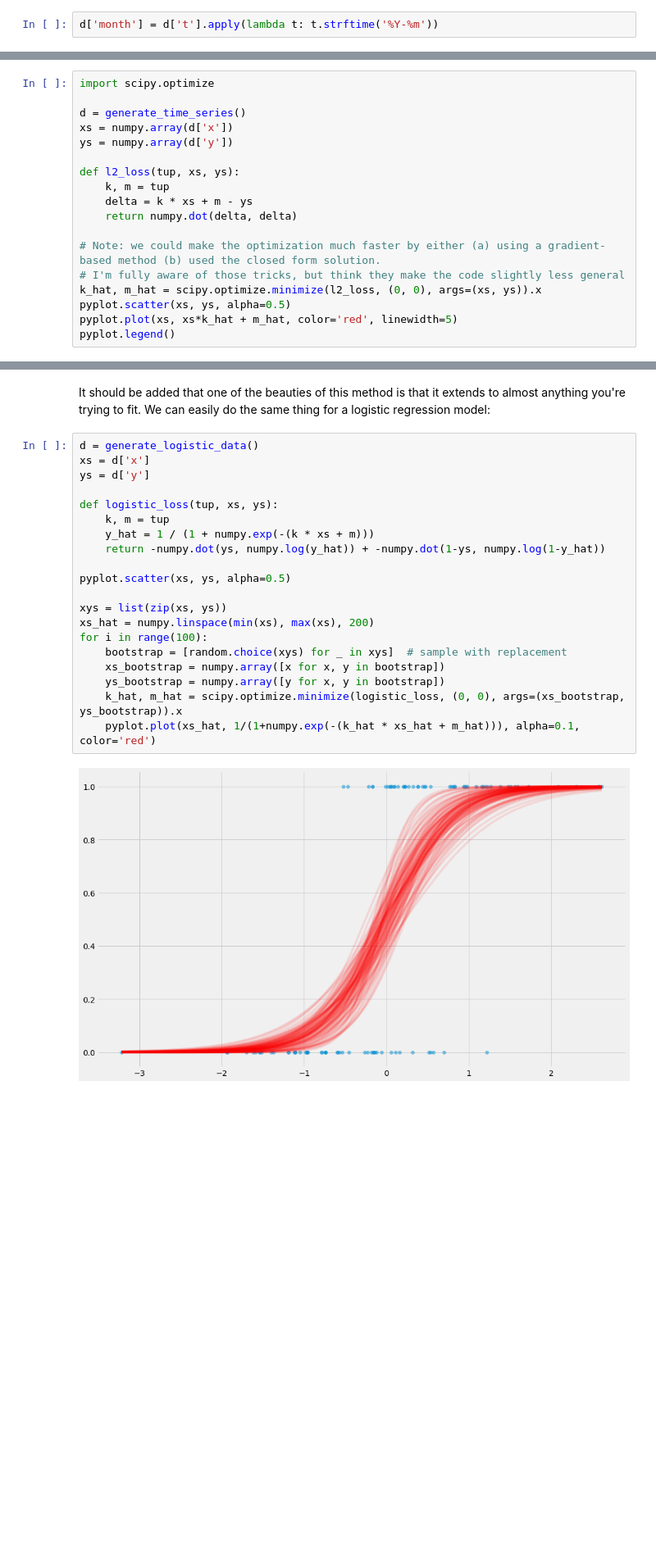
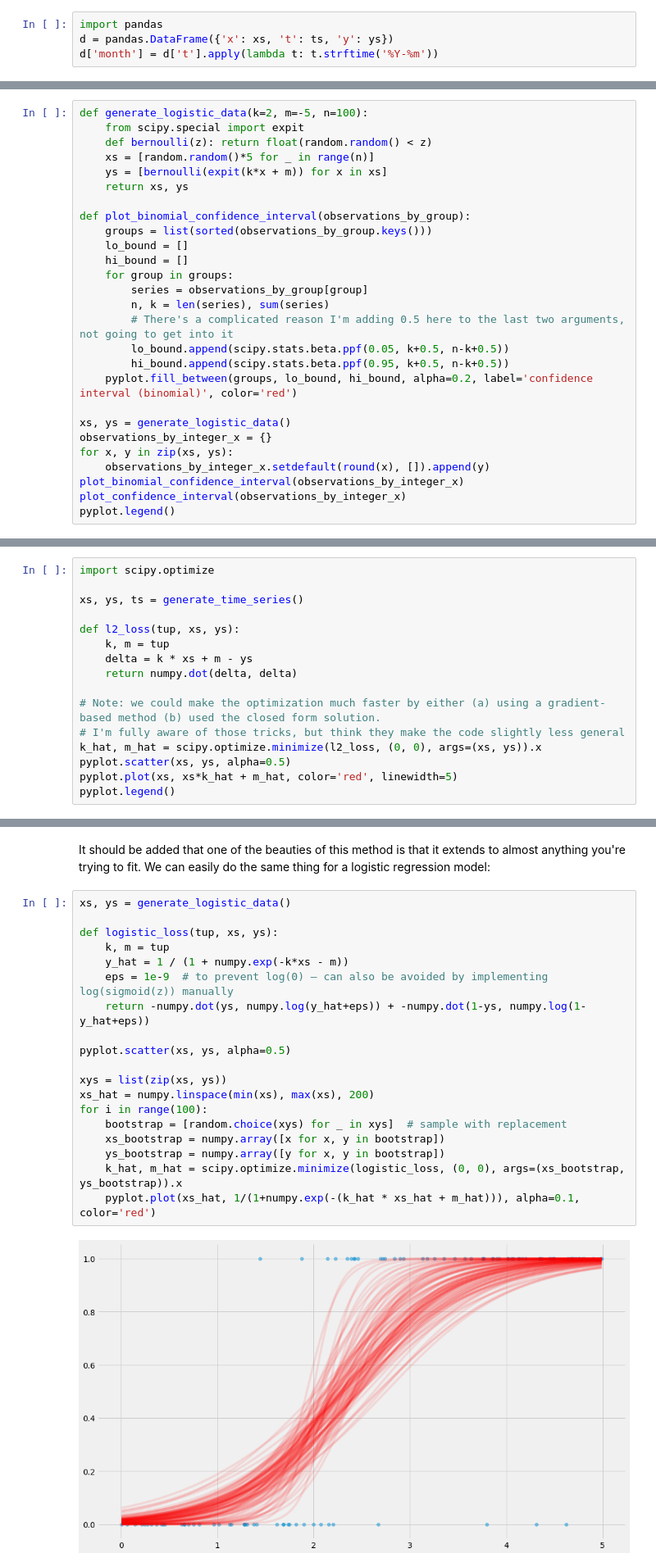
Before and after one commit to erikbern/uncertainty, a Jupyter notebook: notebook.ipynb, the cells around one changed output, grey strips where cells are left out. Shown: that part at 82% size. Cells and saved outputs as stored; diff of their text form; blank space fills up the shorter version.

```diff
--- a/notebook.ipynb
+++ b/notebook.ipynb
@@ -43,6 +35,8 @@ This makes me sometimes feel dumb but I keep confusing what "uncertainty" means
 
 Hope that makes sense! Let's start with the most basic model – just break things up in buckets.
 # %%
+import pandas
+d = pandas.DataFrame({'x': xs, 't': ts, 'y': ys})
 d['month'] = d['t'].apply(lambda t: t.strftime('%Y-%m'))
 # %% [markdown]
 I recommend the excellent Seaborn package if we just want to get some basic idea of distributions and uncertainty estimates:
@@ -122,0 +110,27 @@ Another approach that can be useful is bootstrapping. It allows you do compute t
+# %%
+def generate_logistic_data(k=2, m=-5, n=100):
+    from scipy.special import expit
+    def bernoulli(z): return float(random.random() < z)
+    xs = [random.random()*5 for _ in range(n)]
+    ys = [bernoulli(expit(k*x + m)) for x in xs]
+    return xs, ys
+
+def plot_binomial_confidence_interval(observations_by_group):
+    groups = list(sorted(observations_by_group.keys()))
+    lo_bound = []
+    hi_bound = []
+    for group in groups:
+        series = observations_by_group[group]
+        n, k = len(series), sum(series)
+        # There's a complicated reason I'm adding 0.5 here to the last two arguments, not going to get into it
+        lo_bound.append(scipy.stats.beta.ppf(0.05, k+0.5, n-k+0.5))
+        hi_bound.append(scipy.stats.beta.ppf(0.95, k+0.5, n-k+0.5))
+    pyplot.fill_between(groups, lo_bound, hi_bound, alpha=0.2, label='confidence interval (binomial)', color='red')
+
+xs, ys = generate_logistic_data()
+observations_by_integer_x = {}
+for x, y in zip(xs, ys):
+    observations_by_integer_x.setdefault(round(x), []).append(y)
+plot_binomial_confidence_interval(observations_by_integer_x)
+plot_confidence_interval(observations_by_integer_x)
+pyplot.legend()
@@ -151,9 +175,7 @@ Let's crank it up a notch. We're going to fit a linear regression to this bad bo
 # %%
 import scipy.optimize
 
-d = generate_time_series()
-xs = numpy.array(d['x'])
-ys = numpy.array(d['y'])
+xs, ys, ts = generate_time_series()
 
 def l2_loss(tup, xs, ys):
     k, m = tup
@@ -229,24 +251,23 @@ pyplot.fill_between(x_scale, lo, hi, color='red', alpha=0.5)
 # %% [markdown]
 It should be added that one of the beauties of this method is that it extends to almost anything you're trying to fit. We can easily do the same thing for a logistic regression model:
 # %%
-d = generate_logistic_data()
-xs = d['x']
-ys = d['y']
+xs, ys = generate_logistic_data()
 
 def logistic_loss(tup, xs, ys):
     k, m = tup
-    y_hat = 1 / (1 + numpy.exp(-(k * xs + m)))
-    return -numpy.dot(ys, numpy.log(y_hat)) + -numpy.dot(1-ys, numpy.log(1-y_hat))
+    y_hat = 1 / (1 + numpy.exp(-k*xs - m))
+    eps = 1e-9  # to prevent log(0) – can also be avoided by implementing log(sigmoid(z)) manually
+    return -numpy.dot(ys, numpy.log(y_hat+eps)) + -numpy.dot(1-ys, numpy.log(1-y_hat+eps))
 
 pyplot.scatter(xs, ys, alpha=0.5)
 
 xys = list(zip(xs, ys))
 xs_hat = numpy.linspace(min(xs), max(xs), 200)
 for i in range(100):
     bootstrap = [random.choice(xys) for _ in xys]  # sample with replacement
     xs_bootstrap = numpy.array([x for x, y in bootstrap])
     ys_bootstrap = numpy.array([y for x, y in bootstrap])
     k_hat, m_hat = scipy.optimize.minimize(logistic_loss, (0, 0), args=(xs_bootstrap, ys_bootstrap)).x
     pyplot.plot(xs_hat, 1/(1+numpy.exp(-(k_hat * xs_hat + m_hat))), alpha=0.1, color='red')
 # %% [output]
-[figure, old version]
+[figure, new version]
```
Also changed, not shown: parts of 24 cells of this notebook.
